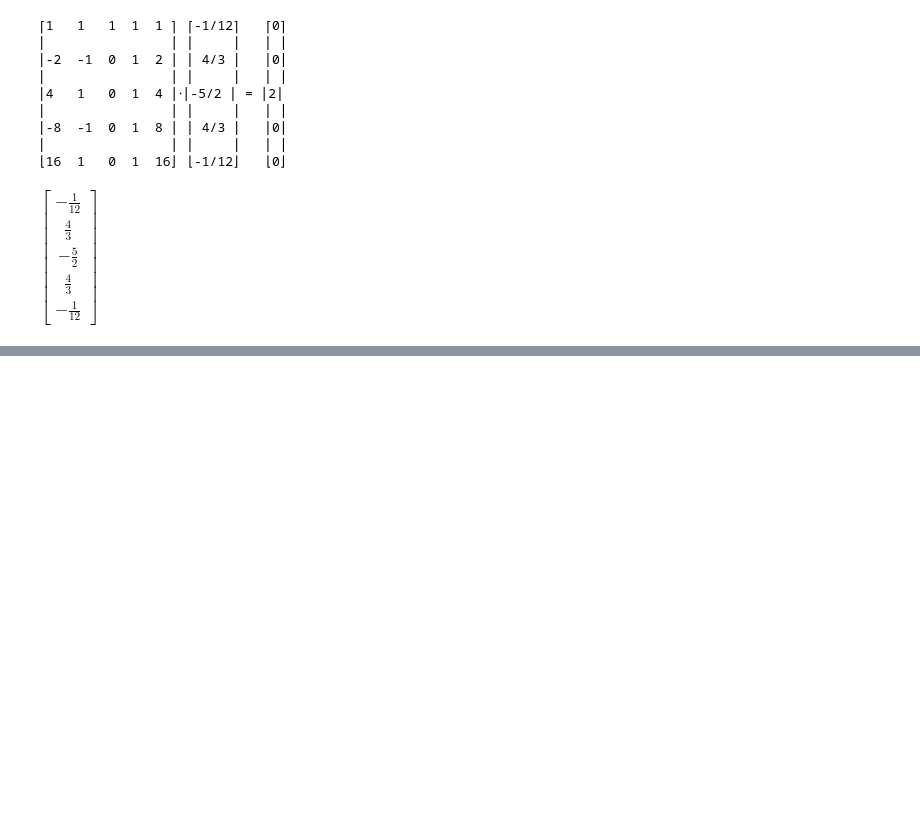
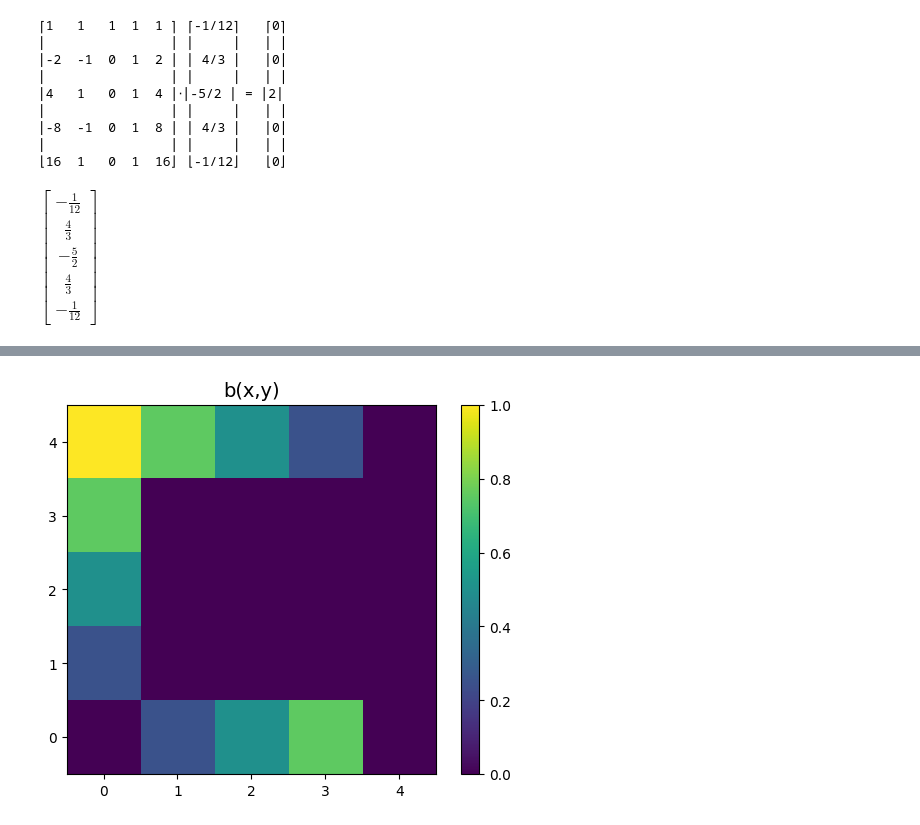
Before and after one commit to jabelieu/nmfde_class, a Jupyter notebook: hw1_jab.ipynb, the cells around one changed output, grey strips where cells are left out. Cells and saved outputs as stored; diff of their text form; code cells hidden in the pictures; blank space fills up the shorter version.

```diff
--- a/hw1_jab.ipynb
+++ b/hw1_jab.ipynb
@@ -938,0 +982,6 @@ plt.colorbar(im3, ax=axs[1][1]);
+# %%
+plt.imshow ( b.reshape((n,n)), cmap="viridis", interpolation="none",origin='lower' )
+plt.colorbar()
+plt.title("b(x,y)",fontsize=14);
+# %% [output]
+[figure, added]
```
Also changed, not shown: parts of 12 cells of this notebook, 10 other files.
